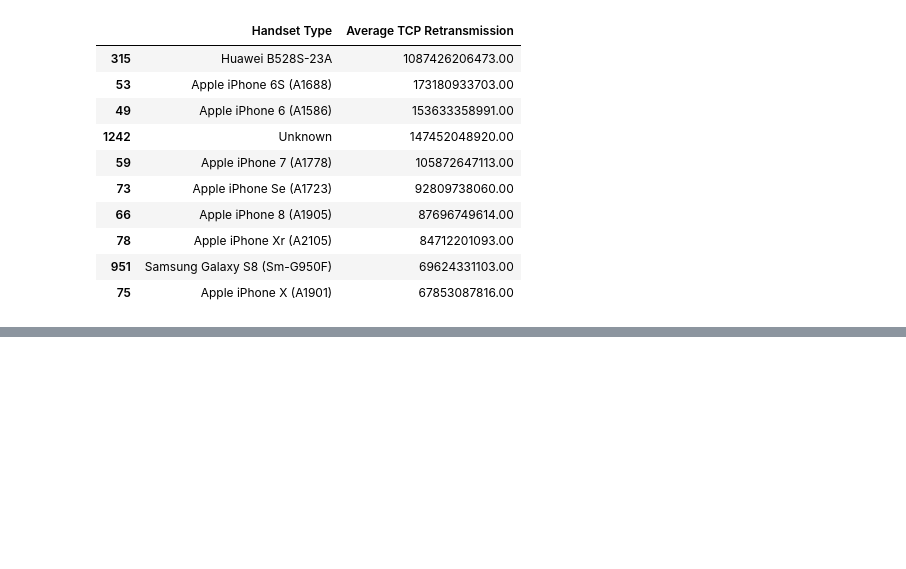
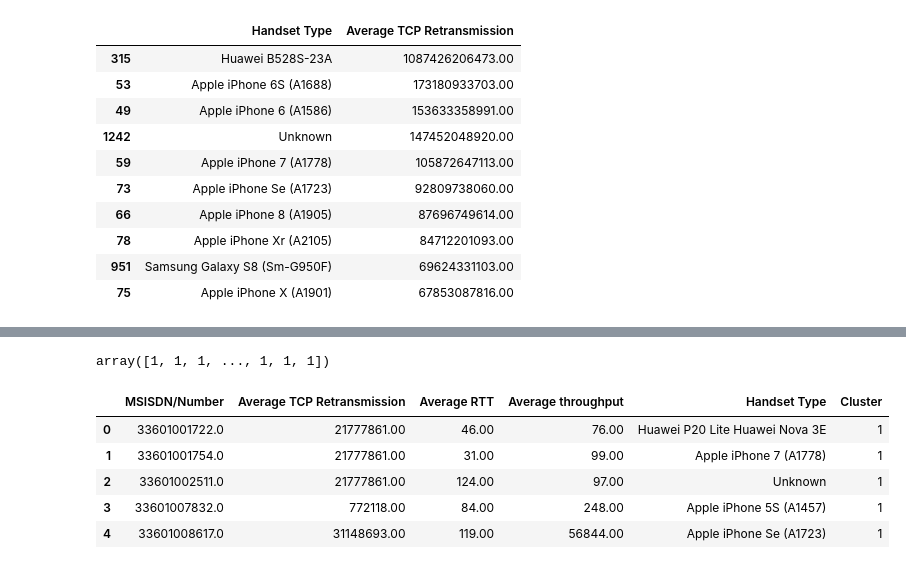
Before and after one commit to nahomfix/TellCo-Analysis, a Jupyter notebook: notebooks/user_experience_analysis.ipynb, the cells around one changed output, grey strips where cells are left out. Saved outputs shown, nothing was run; the diff lists cells and outputs as text; code cells hidden in the pictures; blank space fills up the shorter version.

```diff
--- a/notebooks/user_experience_analysis.ipynb
+++ b/notebooks/user_experience_analysis.ipynb
@@ -244,0 +267,6 @@ transmission_per_user.groupby(by=["Handset Type"], as_index=False).agg({"Average
+# %%
+kmeans = KMeans(n_clusters=3)
+y_predicted = kmeans.fit_predict(transmission_per_user.select_dtypes(include=np.number))
+y_predicted
+# %% [output]
+array([1, 1, 1, ..., 1, 1, 1])
@@ -244,0 +275,9 @@ transmission_per_user.groupby(by=["Handset Type"], as_index=False).agg({"Average
+# %%
+transmission_per_user.head()
+# %% [output]
+|  | MSISDN/Number | Average TCP Retransmission | Average RTT | Average throughput | Handset Type | Cluster |
+| 0 | 33601001722.0 | 21777861.00 | 46.00 | 76.00 | Huawei P20 Lite Huawei Nova 3E | 1 |
+| 1 | 33601001754.0 | 21777861.00 | 31.00 | 99.00 | Apple iPhone 7 (A1778) | 1 |
+| 2 | 33601002511.0 | 21777861.00 | 124.00 | 97.00 | Unknown | 1 |
+| 3 | 33601007832.0 | 772118.00 | 84.00 | 248.00 | Apple iPhone 5S (A1457) | 1 |
+| 4 | 33601008617.0 | 31148693.00 | 119.00 | 56844.00 | Apple iPhone Se (A1723) | 1 |
```
Also changed, not shown: parts of 6 cells of this notebook.
